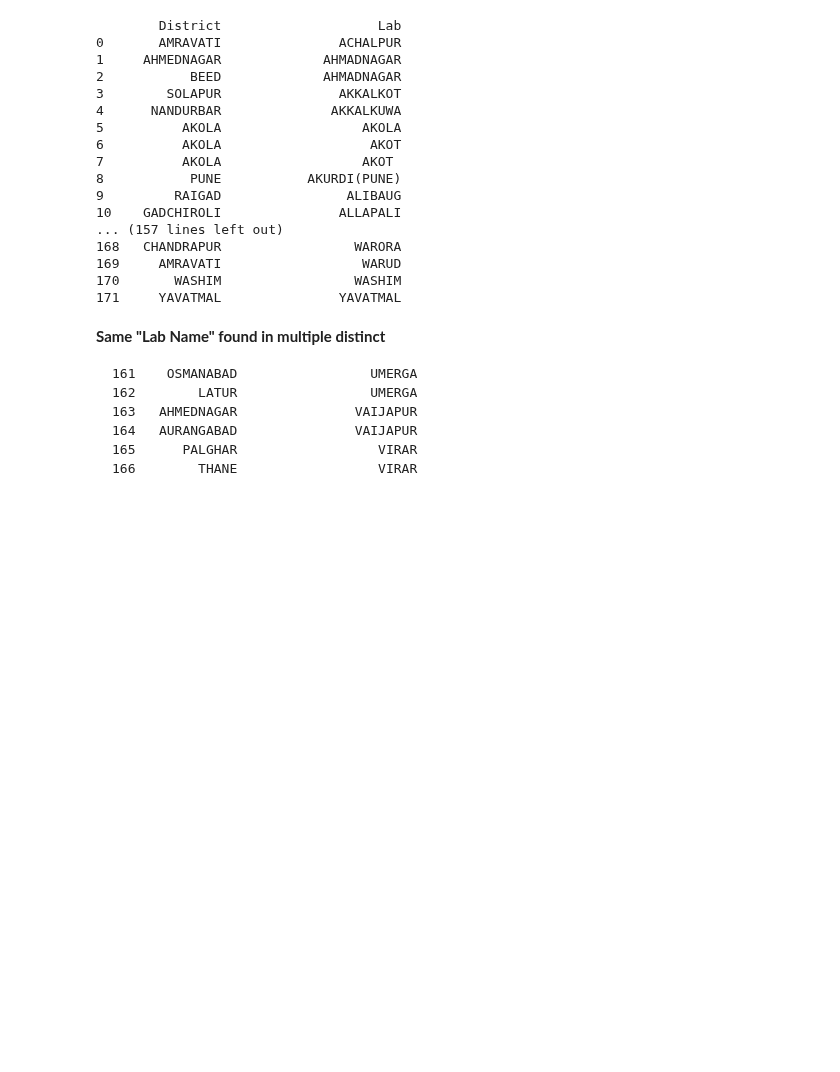
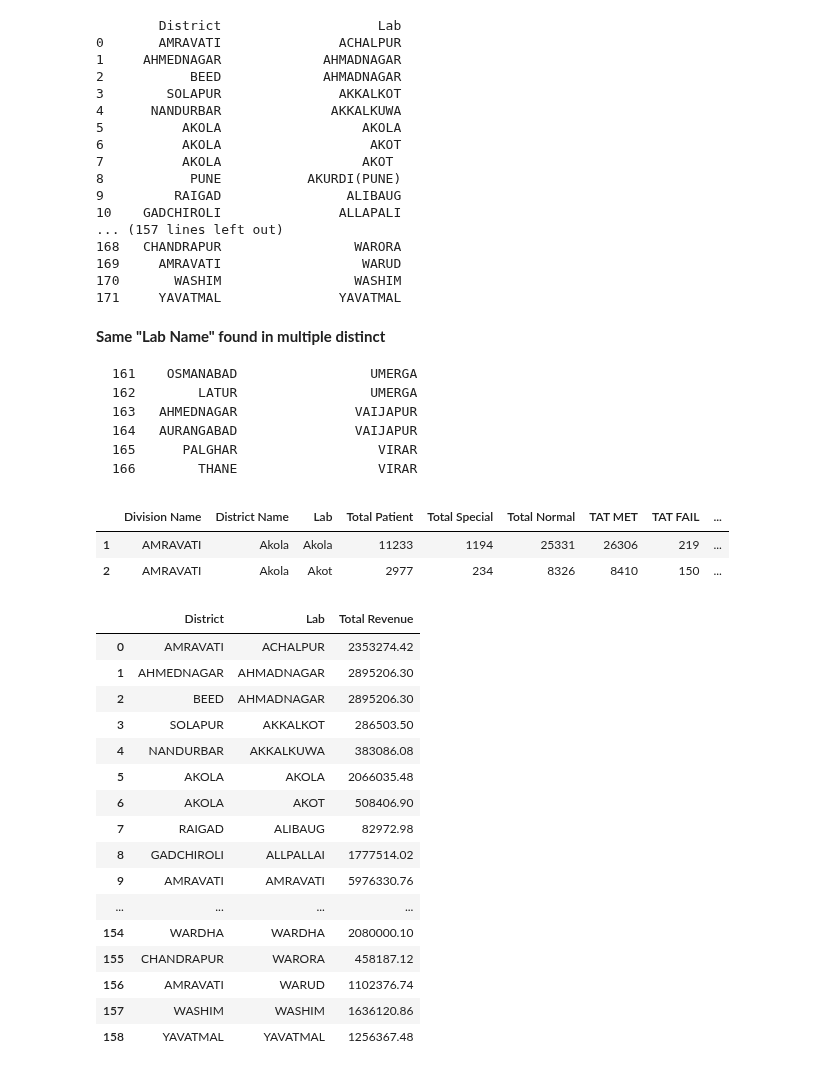
Before and after one commit to dharmendra-chouhan/s2datascience, a Jupyter notebook: Costing_Sheet_Dec_2019_with_All_annexures.ipynb, the cells around one changed output. Saved outputs shown, nothing was run; the diff lists cells and outputs as text; code cells hidden in the pictures; blank space fills up the shorter version.

````diff
--- a/Costing_Sheet_Dec_2019_with_All_annexures.ipynb
+++ b/Costing_Sheet_Dec_2019_with_All_annexures.ipynb
@@ -304,3 +304,32 @@ print(dfCostingSheet)
 165      PALGHAR                  VIRAR
 166        THANE                  VIRAR
 ```
+# %%
+dflab_wise_business_Ann_I.head(2)
+# %% [output]
+|  | Division Name | District Name | Lab | Total Patient | Total Special | Total Normal | TAT MET | TAT FAIL | ... |
+| 1 | AMRAVATI | Akola | Akola | 11233 | 1194 | 25331 | 26306 | 219 | ... |
+| 2 | AMRAVATI | Akola | Akot | 2977 | 234 | 8326 | 8410 | 150 | ... |
+# %%
+dflab_wise_business_Ann_I['Lab'] = dflab_wise_business_Ann_I['Lab'].str.upper()
+dfCostingSheet1=dfCostingSheet.merge(dflab_wise_business_Ann_I, on=['Lab'])[['District','Lab','Total Revenue']]
+# %%
+dfCostingSheet1
+# %% [output]
+|  | District | Lab | Total Revenue |
+| 0 | AMRAVATI | ACHALPUR | 2353274.42 |
+| 1 | AHMEDNAGAR | AHMADNAGAR | 2895206.30 |
+| 2 | BEED | AHMADNAGAR | 2895206.30 |
+| 3 | SOLAPUR | AKKALKOT | 286503.50 |
+| 4 | NANDURBAR | AKKALKUWA | 383086.08 |
+| 5 | AKOLA | AKOLA | 2066035.48 |
+| 6 | AKOLA | AKOT | 508406.90 |
+| 7 | RAIGAD | ALIBAUG | 82972.98 |
+| 8 | GADCHIROLI | ALLPALLAI | 1777514.02 |
+| 9 | AMRAVATI | AMRAVATI | 5976330.76 |
+| ... | ... | ... | ... |
+| 154 | WARDHA | WARDHA | 2080000.10 |
+| 155 | CHANDRAPUR | WARORA | 458187.12 |
+| 156 | AMRAVATI | WARUD | 1102376.74 |
+| 157 | WASHIM | WASHIM | 1636120.86 |
+| 158 | YAVATMAL | YAVATMAL | 1256367.48 |
````
